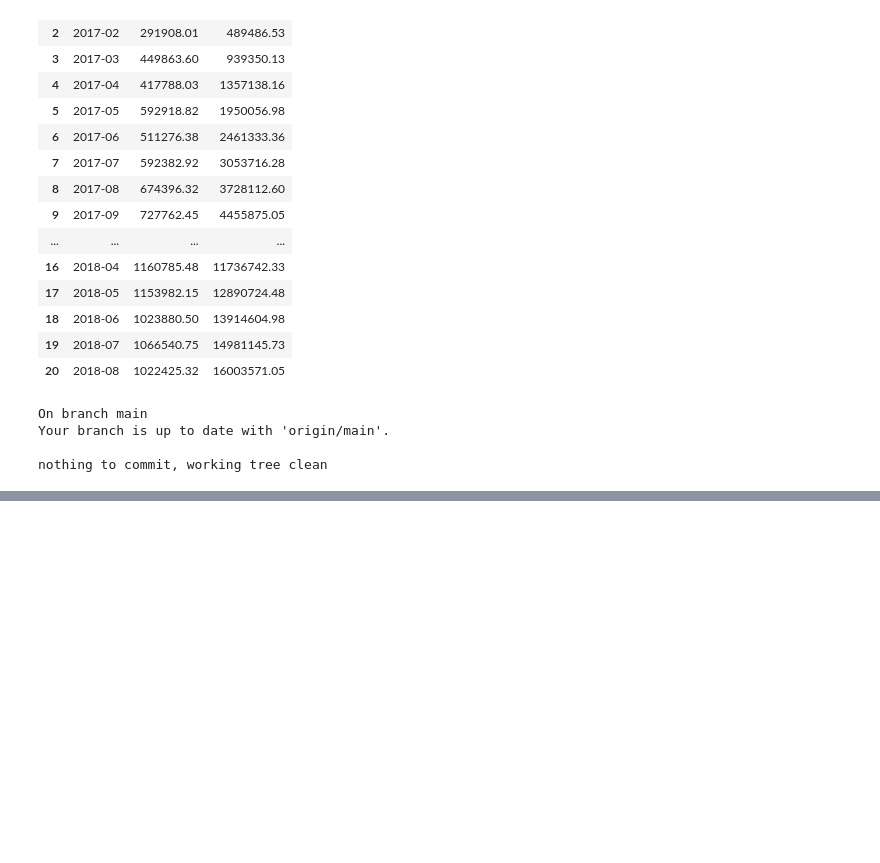
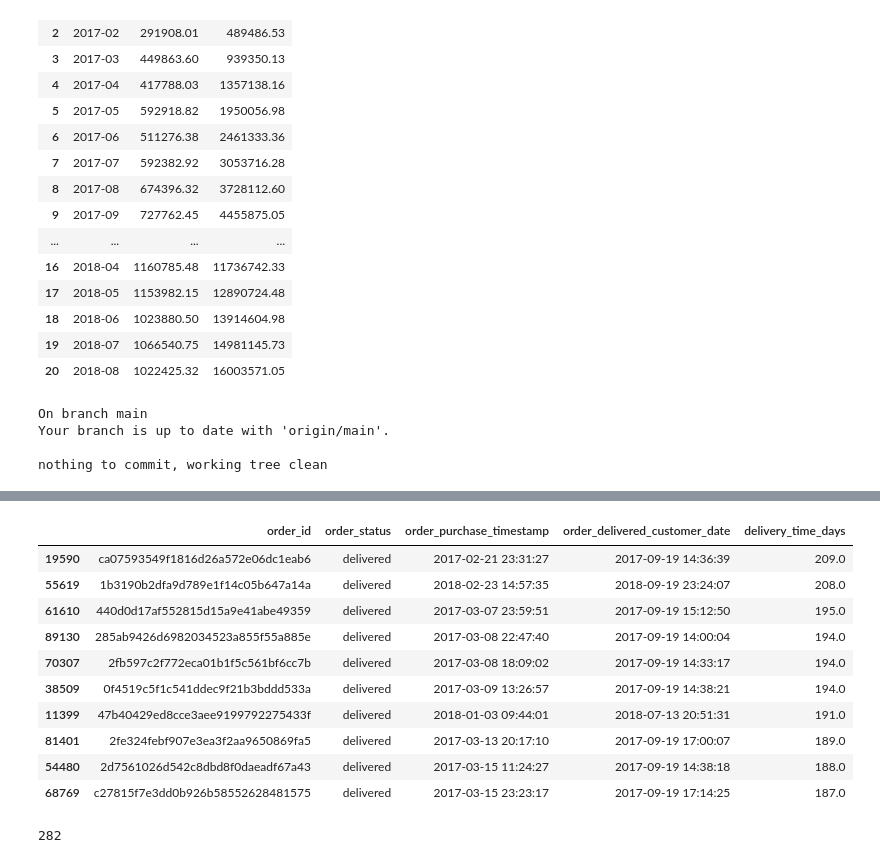
Before and after one commit to Cursed-realm/Ecommerce-Sales-Customer-Analytics, a Jupyter notebook: Ecommerce_Sales_Customer_Analytics.ipynb, the cells around one changed output, grey strips where cells are left out. Drawn from its saved outputs; the diff is of its cells as text; code cells hidden in the pictures; blank space fills up the shorter version.

```diff
--- a/Ecommerce_Sales_Customer_Analytics.ipynb
+++ b/Ecommerce_Sales_Customer_Analytics.ipynb
@@ -920,0 +944,18 @@ nothing to commit, working tree clean
+# %%
+orders[orders['delivery_time_days'] > 100][['order_id', 'order_status', 'order_purchase_timestamp', 'order_delivered_customer_date', 'delivery_time_days']].sort_values('delivery_time_days', ascending=False).head(10)
+# %% [output]
+|  | order_id | order_status | order_purchase_timestamp | order_delivered_customer_date | delivery_time_days |
+| 19590 | ca07593549f1816d26a572e06dc1eab6 | delivered | 2017-02-21 23:31:27 | 2017-09-19 14:36:39 | 209.0 |
+| 55619 | 1b3190b2dfa9d789e1f14c05b647a14a | delivered | 2018-02-23 14:57:35 | 2018-09-19 23:24:07 | 208.0 |
+| 61610 | 440d0d17af552815d15a9e41abe49359 | delivered | 2017-03-07 23:59:51 | 2017-09-19 15:12:50 | 195.0 |
+| 89130 | 285ab9426d6982034523a855f55a885e | delivered | 2017-03-08 22:47:40 | 2017-09-19 14:00:04 | 194.0 |
+| 70307 | 2fb597c2f772eca01b1f5c561bf6cc7b | delivered | 2017-03-08 18:09:02 | 2017-09-19 14:33:17 | 194.0 |
+| 38509 | 0f4519c5f1c541ddec9f21b3bddd533a | delivered | 2017-03-09 13:26:57 | 2017-09-19 14:38:21 | 194.0 |
+| 11399 | 47b40429ed8cce3aee9199792275433f | delivered | 2018-01-03 09:44:01 | 2018-07-13 20:51:31 | 191.0 |
+| 81401 | 2fe324febf907e3ea3f2aa9650869fa5 | delivered | 2017-03-13 20:17:10 | 2017-09-19 17:00:07 | 189.0 |
+| 54480 | 2d7561026d542c8dbd8f0daeadf67a43 | delivered | 2017-03-15 11:24:27 | 2017-09-19 14:38:18 | 188.0 |
+| 68769 | c27815f7e3dd0b926b58552628481575 | delivered | 2017-03-15 23:23:17 | 2017-09-19 17:14:25 | 187.0 |
+# %%
+orders[orders['order_delivered_customer_date'].dt.date == pd.to_datetime('2017-09-19').date()].shape[0]
+# %% [output]
+282
```
Also changed, not shown: parts of 14 cells of this notebook.
